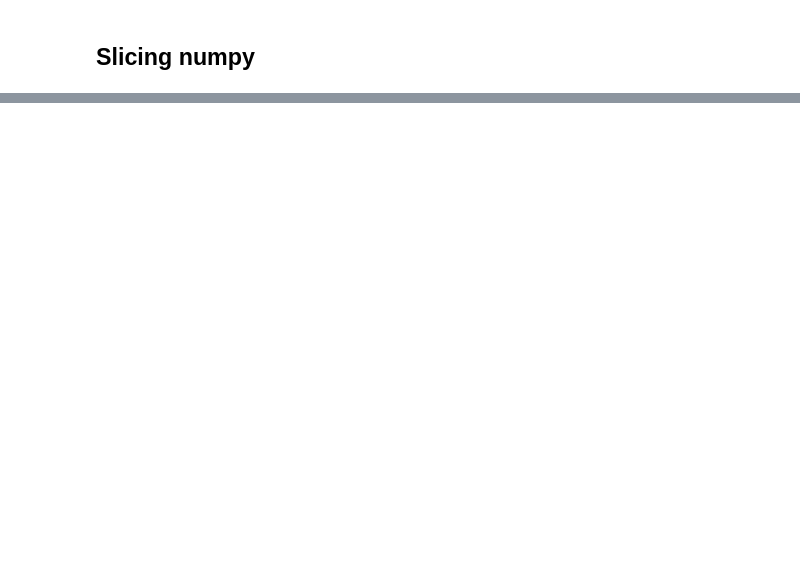
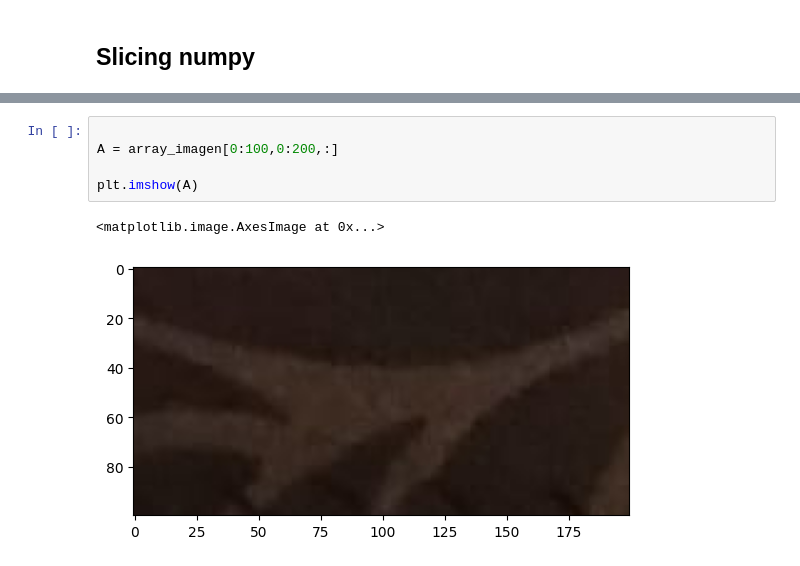
Before and after one commit to Felipe-DelosSantos09/Diplomado-IA, a Jupyter notebook: Modulo_1/12.Numpy.ipynb, the cells around one changed output, grey strips where cells are left out. Cells and saved outputs as stored; diff of their text form; blank space fills up the shorter version.

```diff
--- a/Modulo_1/12.Numpy.ipynb
+++ b/Modulo_1/12.Numpy.ipynb
@@ -525,0 +638,8 @@ B_{m-1,0} & B_{m-1,1} & \ldots & B_{m-1,n-1}
+# %%
+
+A = array_imagen[0:100,0:200,:]
+
+plt.imshow(A)
+# %% [output]
+<matplotlib.image.AxesImage at 0x...>
+[figure, added]
```
Also changed, not shown: parts of 18 cells of this notebook.
